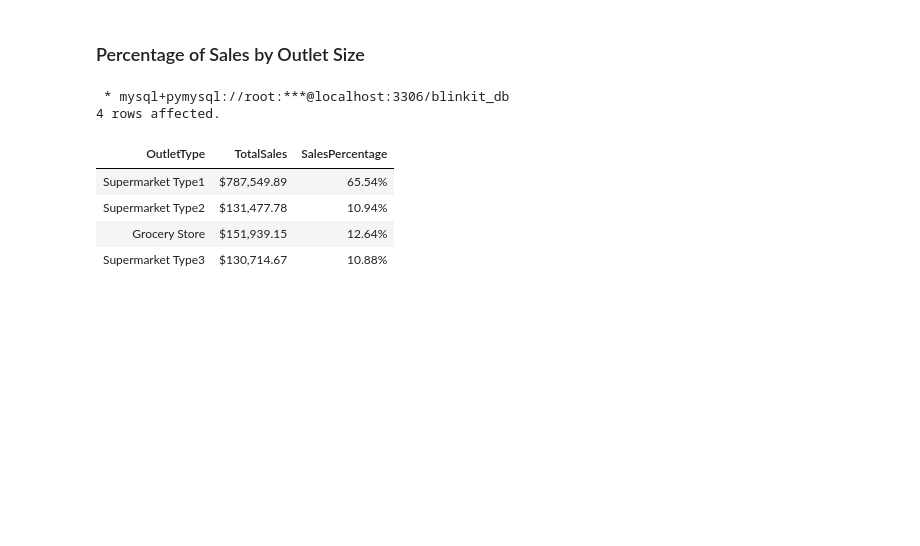
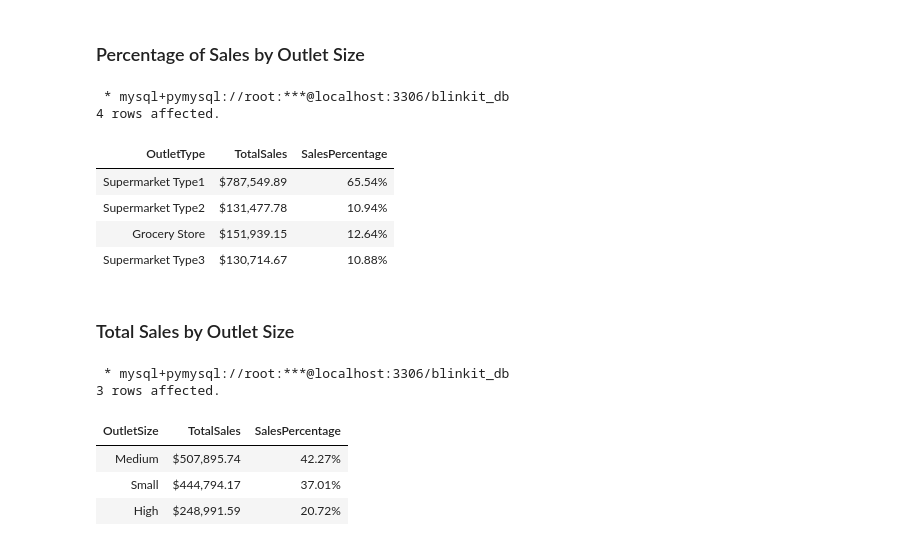
Before and after one commit to RealElvince/blinkit-dashboard, a Jupyter notebook: Notebooks/queries.ipynb, the cells around one changed output. Saved outputs shown, nothing was run; the diff lists cells and outputs as text; code cells hidden in the pictures; blank space fills up the shorter version.

Commit message:
query total sales by outletsize

```diff
--- a/Notebooks/queries.ipynb
+++ b/Notebooks/queries.ipynb
@@ -446,3 +446,22 @@ GROUP BY
 | Supermarket Type2 | $131,477.78 | 10.94% |
 | Grocery Store | $151,939.15 | 12.64% |
 | Supermarket Type3 | $130,714.67 | 10.88% |
+# %% [markdown]
+### Total Sales by Outlet Size
+# %%
+%%sql
+SELECT
+    OutletSize,
+    CONCAT("$", FORMAT(SUM(Sales), 2)) AS TotalSales,
+    CONCAT(ROUND(SUM(Sales)/(SELECT SUM(Sales) FROM blinkit_grocery)*100, 2), "%") AS SalesPercentage
+FROM
+    blinkit_grocery
+GROUP BY
+    OutletSize;
+# %% [output]
+ * mysql+pymysql://root:***@localhost:3306/blinkit_db
+3 rows affected.
+| OutletSize | TotalSales | SalesPercentage |
+| Medium | $507,895.74 | 42.27% |
+| Small | $444,794.17 | 37.01% |
+| High | $248,991.59 | 20.72% |
```
